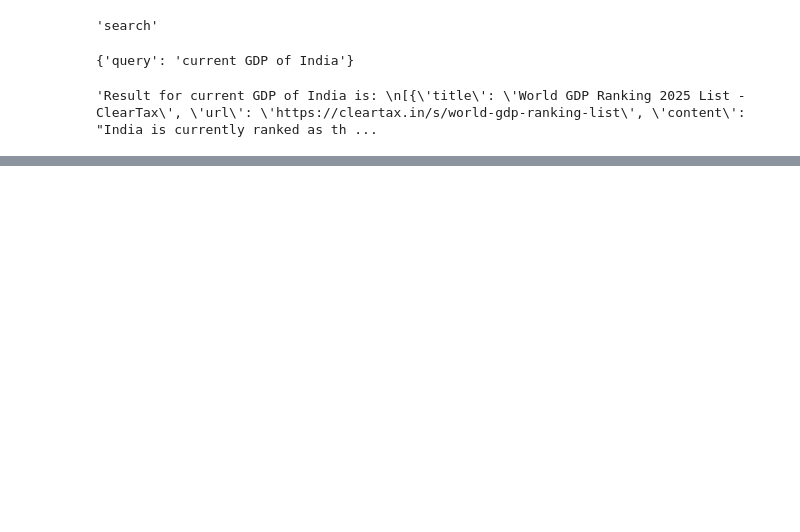
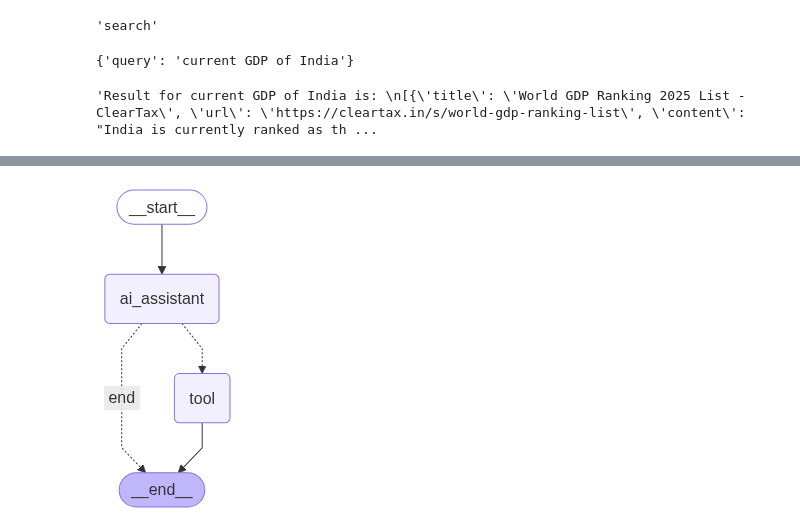
Before and after one commit to satish1650/AgenticAI, a Jupyter notebook: 3-LangGraph/3.9-langgraph_class_8_humaninloop.ipynb, the cells around one changed output, grey strips where cells are left out. Cells and saved outputs as stored; diff of their text form; code cells hidden in the pictures; blank space fills up the shorter version.

```diff
--- a/3-LangGraph/3.9-langgraph_class_8_humaninloop.ipynb
+++ b/3-LangGraph/3.9-langgraph_class_8_humaninloop.ipynb
@@ -194,0 +286,8 @@ tool_mapping[result.tool_calls[0]["name"]].invoke(result.tool_calls[0]["args"])
+# %%
+app= graph.compile()
+# %%
+from IPython.display import Image, display
+
+display(Image(app.get_graph().draw_mermaid_png()))
+# %% [output]
+[figure, added]
```
Also changed, not shown: parts of 35 cells of this notebook.
